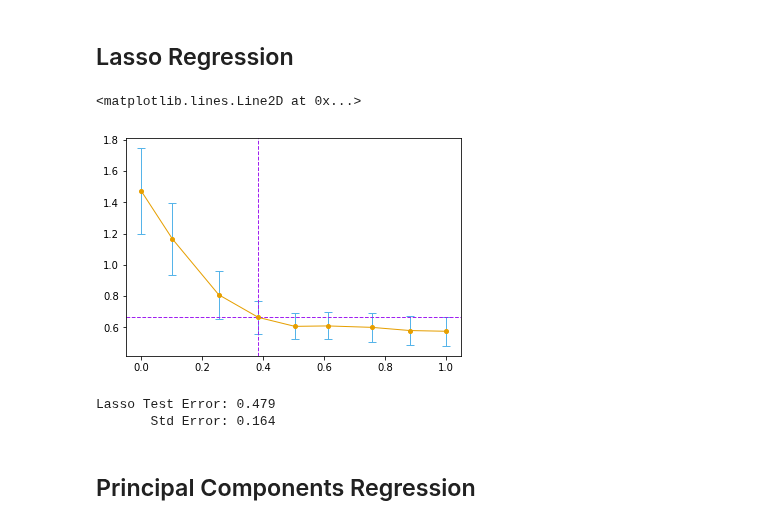
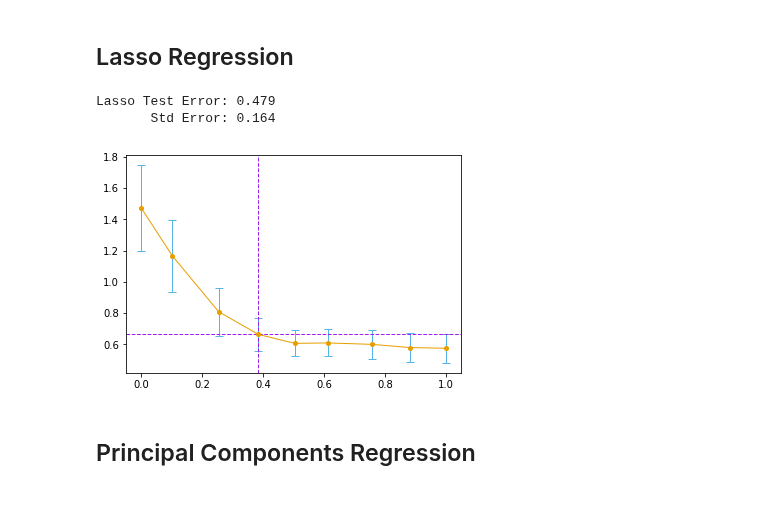
Before and after one commit to empathy87/The-Elements-of-Statistical-Learning-Python-Notebooks, a Jupyter notebook: examples/Prostate Cancer.ipynb, the cells around one changed output. Saved outputs shown, nothing was run; the diff lists cells and outputs as text; code cells hidden in the pictures.

```diff
--- a/examples/Prostate Cancer.ipynb
+++ b/examples/Prostate Cancer.ipynb
@@ -160,44 +207,23 @@ Ridge Test Error: 0.492
 from sklearn.linear_model import Lasso
 # %%
 shrinkage = [0, 0.102, 0.254, 0.384, 0.504, 0.612, 0.756, 0.883, 1]
+parameters = {'alpha': [1, 0.680, 0.380, 0.209, 0.100, 0.044, 0.027, 0.012, 0.001]}
+lo_errs, lo_std_errs, best_err, best_std_err, selected_index = \
+    do_cross_validation(Lasso(), parameters)
-# %%
-K = 10
-parameters = {'alpha': [1, 0.680, 0.380, 0.209, 0.100, 0.044, 0.027, 0.012, 0.001]}
-grid_search = GridSearchCV(Lasso(), parameters,
-                           cv=KFold(K, True, rs),
-                           scoring='neg_mean_squared_error',
-                           return_train_score=True,
-                           iid=True)
-grid_search.fit(X_train, y_train)
-cv = -np.vstack([grid_search.cv_results_[f'split{i}_test_score'] for i in range(K)]).T
-lo_errs = np.mean(cv, axis=1)
-lo_stde = np.std(cv, ddof=1, axis=1)/np.sqrt(K)
-# %%
-best_index = np.argmin(lo_errs)
-min_err, min_err_stde = lo_errs[best_index], lo_stde[best_index]
-selected_index = np.argmax(lo_errs < (min_err + min_err_stde))
-# %%
-plt.plot(shrinkage, lo_errs, c=ORANGE, linewidth=1)
-plt.errorbar(shrinkage, lo_errs,
-             color=ORANGE, linestyle='None', marker='o', elinewidth=1,
-             markersize=4, yerr=lo_stde, ecolor=BLUE, capsize=4)
-plt.axhline(y=min_err+min_err_stde, c=PURPLE, linewidth=1, linestyle='--')
-plt.axvline(x=shrinkage[selected_index], c=PURPLE, linewidth=1, linestyle='--')
-# %% [output]
-<matplotlib.lines.Line2D at 0x...>
-[figure, removed]
 # %%
 lo = Lasso(alpha=parameters['alpha'][selected_index]).fit(X_train, y_train)
-lo_params = np.hstack((lo.intercept_, lo.coef_))
+lo_params = np.hstack(([rd.intercept_], rd.coef_))
+lo_error_rate, lo_std_error = assess_selected_model(lo)
+print(f'Lasso Test Error: {lo_error_rate:.3f}')
+print(f'       Std Error: {lo_std_error:.3f}')
+# %% [output]
+Lasso Test Error: 0.479
+       Std Error: 0.164
-# %%
-y_hat = lo.predict(X_test)
-lo_error_rate = mean_squared_error(y_test_flat, y_hat)
-lo_std_error = np.std((y_test_flat - y_hat)**2, ddof=1)/np.sqrt(N_test)
-print(f'Lasso Test Error: {lo_error_rate:.3f}')
-print(f'       Std Error: {lo_std_error:.3f}')
-# %% [output]
-Lasso Test Error: 0.479
-       Std Error: 0.164
+# %%
+plot_cv_results(shrinkage, lo_errs, lo_std_errs,
+                best_err, best_std_err, selected_index)
+# %% [output]
+[figure, added]
 # %% [markdown]
 ## Principal Components Regression
 # %%
```
Also changed, not shown: parts of 34 cells of this notebook.
